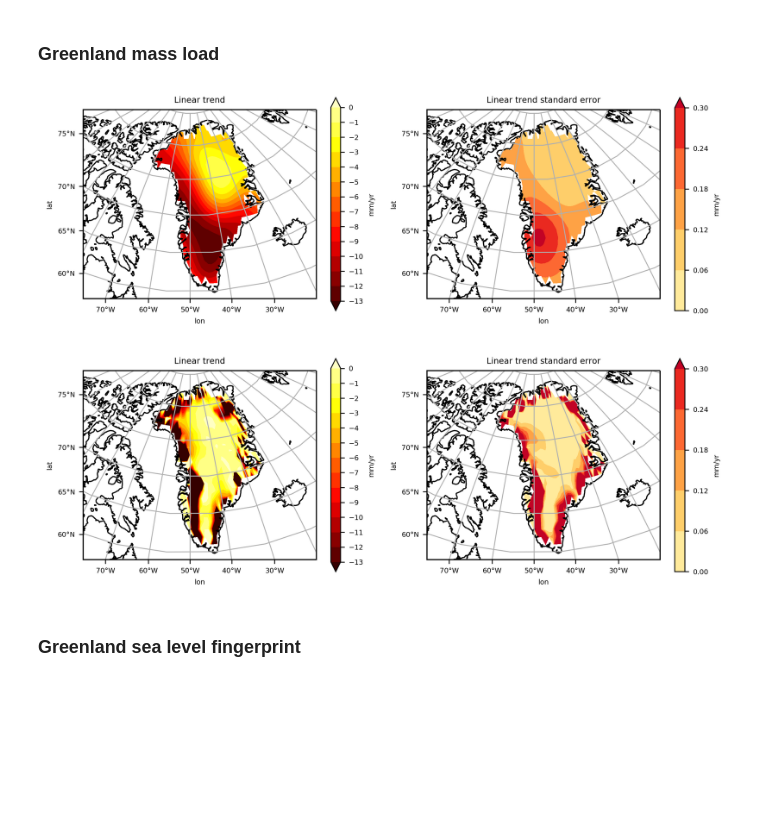
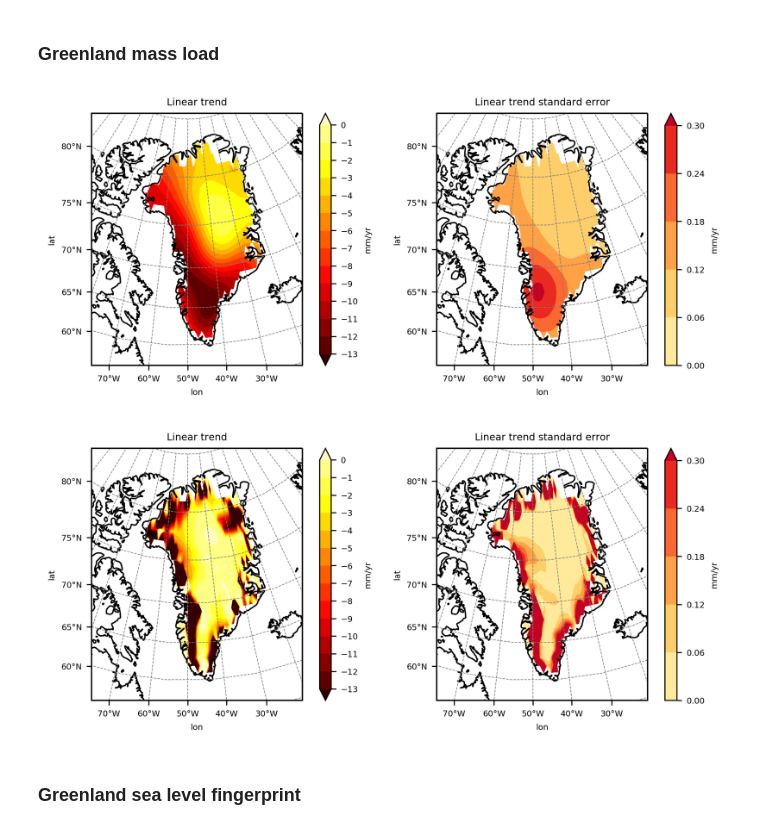
Before and after one commit to chiaweh2/data_visualization, a Jupyter notebook: sea_level_fingerprint.ipynb, the cells around one changed output. Drawn from its saved outputs; the diff is of its cells as text; code cells hidden in the pictures; blank space fills up the shorter version.

Commit message:
change the grid color

```diff
--- a/sea_level_fingerprint.ipynb
+++ b/sea_level_fingerprint.ipynb
@@ -97,8 +97,8 @@ for i in range(len(files)):
 
     # set the figure and data projection
     data_proj=ccrs.PlateCarree()
-    fig_proj=ccrs.Orthographic(-50, 45)    # rotating the center of the projection
-    # fig_proj = ccrs.LambertConformal(central_longitude=-50, central_latitude=45)
+    # fig_proj=ccrs.Orthographic(-50, 45)    # rotating the center of the projection
+    fig_proj = ccrs.LambertConformal(central_longitude=-50, central_latitude=45)
     # fig_proj = ccrs.Mercator(central_longitude=0.0, min_latitude=-80.0, max_latitude=84.0)
 
     # set the figure axes
@@ -115,7 +115,7 @@ for i in range(len(files)):
     vmm=vmm*mm2inch
     fig=plt.figure(figsize=(hmm,vmm),dpi=300,facecolor='w',edgecolor='w')
     ax1=fig.add_axes([0,0,1,1],projection=fig_proj)
-    ax2=fig.add_axes([1.18,0,1,1],projection=fig_proj)
+    ax2=fig.add_axes([1,0,1,1],projection=fig_proj)
 
     # plot the data in each axes
     plot1=ds['beta'].sel(reg_variate='lin').plot.contourf(ax=ax1, transform=data_proj
@@ -128,38 +128,38 @@ for i in range(len(files)):
     plot2=ds['se'].sel(reg_variate='lin').plot.contourf(ax=ax2, transform=data_proj
             , levels=np.linspace(0,0.30,6), extend='max',cmap='YlOrRd'
             , cbar_kwargs={'ticks': np.linspace(0,0.30,6),'label':'mm/yr'})
     ax2.set_title('Linear trend standard error')
     ax2.set_extent([285,340,57,85], crs=data_proj)
-    ax2.coastlines(resolution='50m',)
+    ax2.coastlines(resolution='50m')
 
     ####################  Grid on  ######################
     # *must* call draw in order to get the axis boundary used to add ticks:
     fig.canvas.draw()
     xtick=np.linspace(0,360,37)-180.  # need to be -180~180
     ytick=np.linspace(55,85,7)
 
     # Label the end-points of the gridlines using the custom tick makers:
-    ax1.gridlines(xlocs=xtick, ylocs=ytick)
+    ax1.gridlines(xlocs=xtick, ylocs=ytick,color='gray', linestyle='--', linewidth=0.5)
     ax1.xaxis.set_major_formatter(LONGITUDE_FORMATTER)
     ax1.yaxis.set_major_formatter(LATITUDE_FORMATTER)
     lambert_xticks(ax1, xtick)
     lambert_yticks(ax1, ytick)
 
-    ax2.gridlines(xlocs=xtick, ylocs=ytick)
+    ax2.gridlines(xlocs=xtick, ylocs=ytick,color='gray', linestyle='--', linewidth=0.5)
     ax2.xaxis.set_major_formatter(LONGITUDE_FORMATTER)
     ax2.yaxis.set_major_formatter(LATITUDE_FORMATTER)
     lambert_xticks(ax2, xtick)
     lambert_yticks(ax2, ytick)
 
 
     # export the figure
     plt.savefig('./figures/regress_'+outfile[i]+'.pdf', dpi=300, facecolor='w', edgecolor='w',
             orientation='landscape', papertype=None, format=None,
             transparent=False, bbox_inches="tight", pad_inches=None,
             frameon=None)
 # %% [output]
-[figure, old version]
+[figure, new version]
-[figure, old version]
+[figure, new version]
 # %% [markdown]
 ### Greenland sea level fingerprint
 # %%
```
